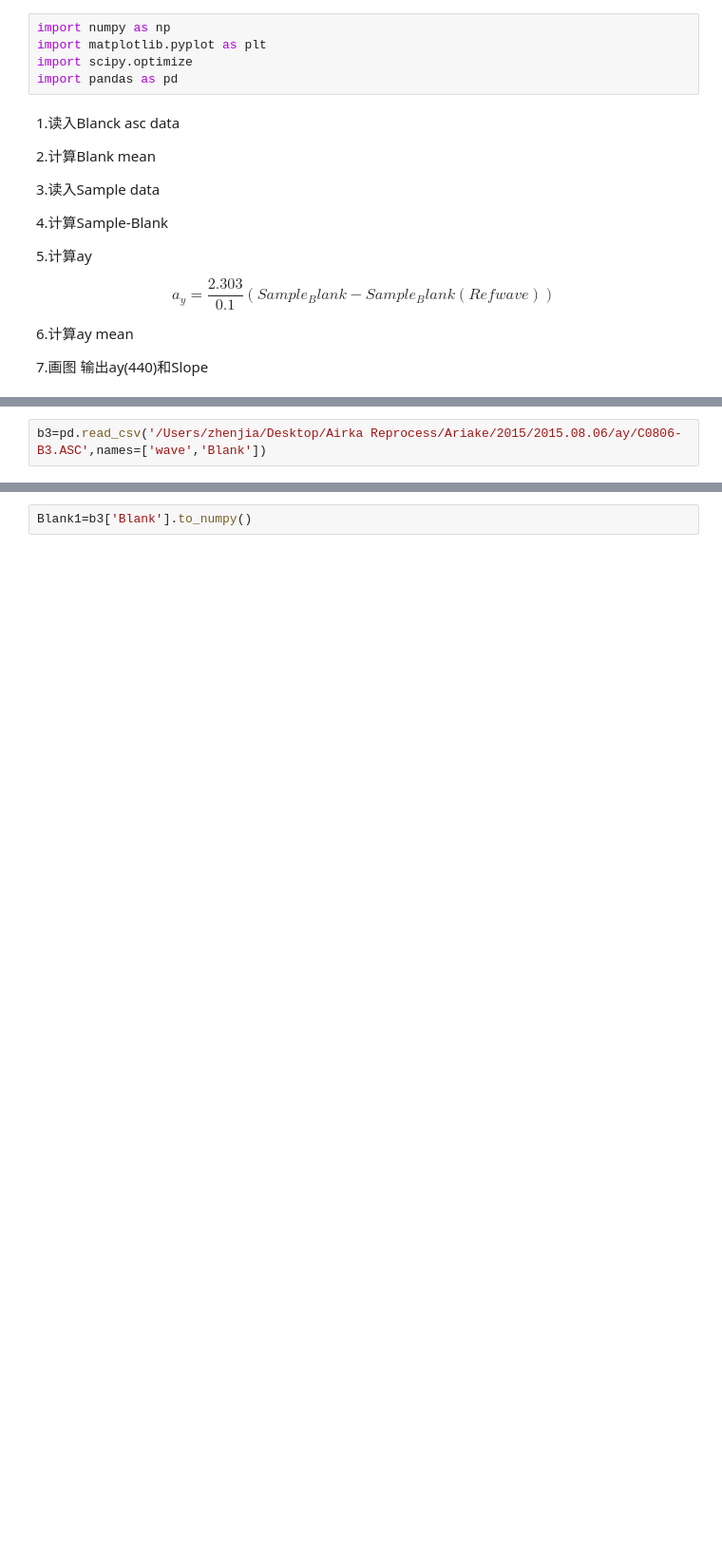
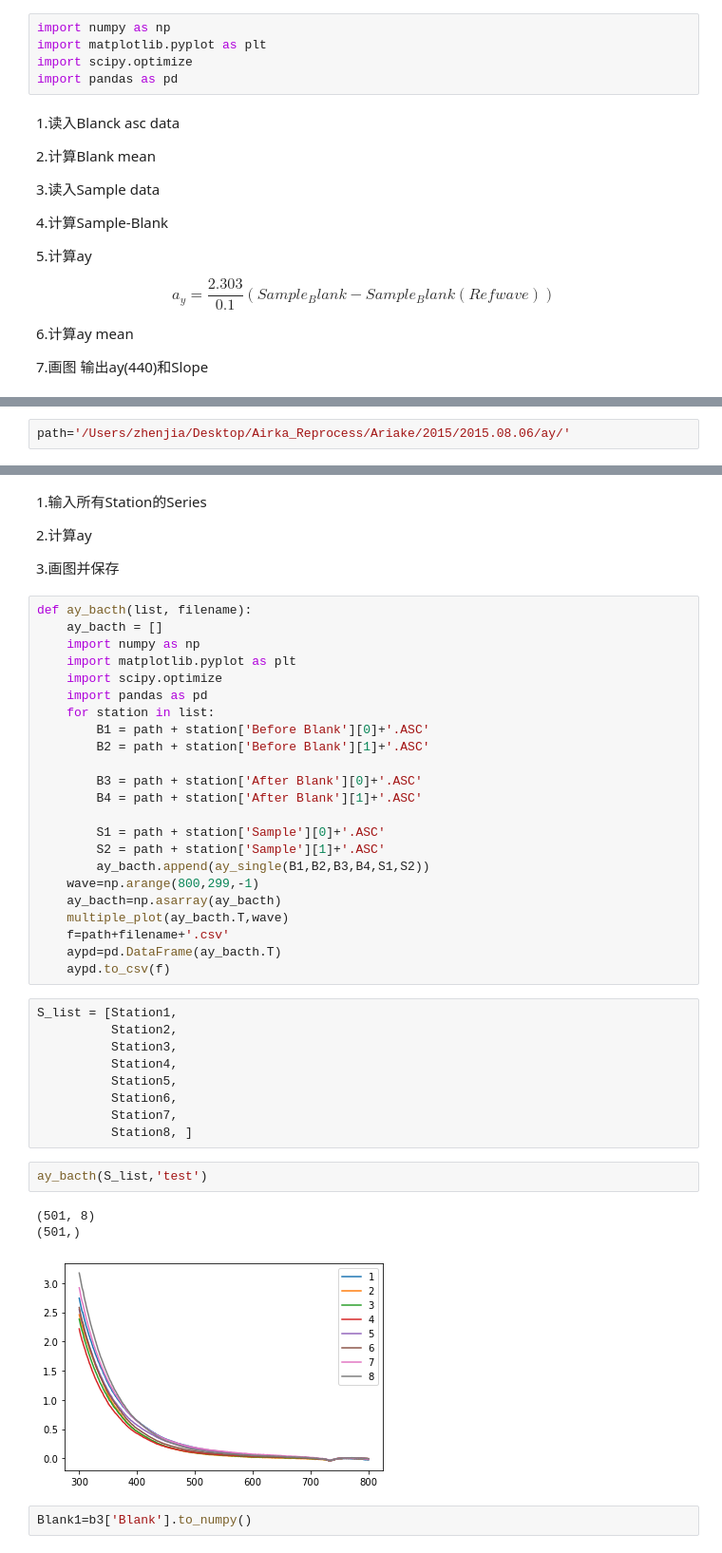
Before and after one commit to lifeodyssey/In-situ_data_process, a Jupyter notebook: ay_example.ipynb, the cells around one changed output, grey strips where cells are left out. Shown at 95% size. Drawn from its saved outputs; the diff is of its cells as text; blank space fills up the shorter version.

```diff
--- a/ay_example.ipynb
+++ b/ay_example.ipynb
@@ -26,2 +68,2 @@ $$
 # %%
-b3=pd.read_csv('/Users/zhenjia/Desktop/Airka Reprocess/Ariake/2015/2015.08.06/ay/C0806-B3.ASC',names=['wave','Blank'])
+path='/Users/zhenjia/Desktop/Airka_Reprocess/Ariake/2015/2015.08.06/ay/'
@@ -28,3 +95,47 @@ b3=pd.read_csv('/Users/zhenjia/Desktop/Airka Reprocess/Ariake/2015/2015.08.06/ay
+# %% [markdown]
+1.输入所有Station的Series
+
+2.计算ay
+
+3.画图并保存
+# %%
+def ay_bacth(list, filename):
+    ay_bacth = []
+    import numpy as np
+    import matplotlib.pyplot as plt
+    import scipy.optimize
+    import pandas as pd
+    for station in list:
+        B1 = path + station['Before Blank'][0]+'.ASC'
+        B2 = path + station['Before Blank'][1]+'.ASC'
+
+        B3 = path + station['After Blank'][0]+'.ASC'
+        B4 = path + station['After Blank'][1]+'.ASC'
+
+        S1 = path + station['Sample'][0]+'.ASC'
+        S2 = path + station['Sample'][1]+'.ASC'
+        ay_bacth.append(ay_single(B1,B2,B3,B4,S1,S2))
+    wave=np.arange(800,299,-1)
+    ay_bacth=np.asarray(ay_bacth)
+    multiple_plot(ay_bacth.T,wave)
+    f=path+filename+'.csv'
+    aypd=pd.DataFrame(ay_bacth.T)
+    aypd.to_csv(f)
+# %%
+S_list = [Station1,
+          Station2,
+          Station3,
+          Station4,
+          Station5,
+          Station6,
+          Station7,
+          Station8, ]
+# %%
+ay_bacth(S_list,'test')
+# %% [output]
+(501, 8)
+(501,)
+[figure, added]
 # %%
 Blank1=b3['Blank'].to_numpy()
 # %%
```
Also changed, not shown: parts of 6 cells of this notebook, 3 other files.
